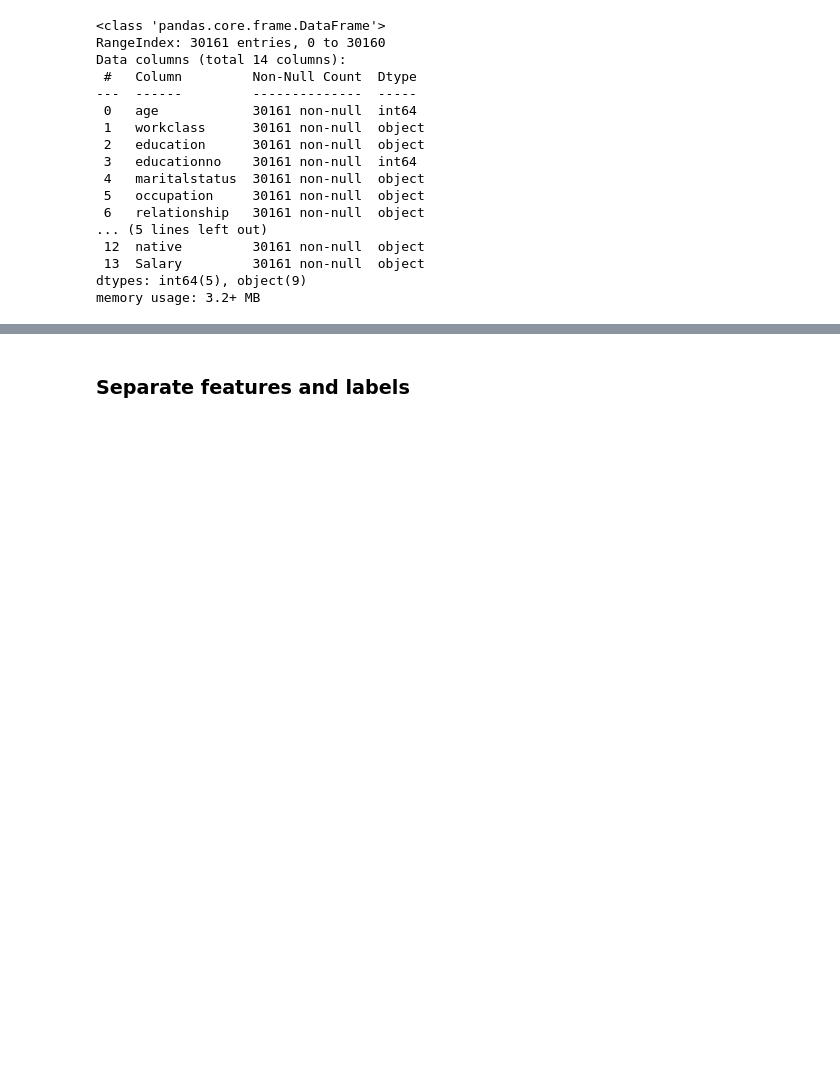
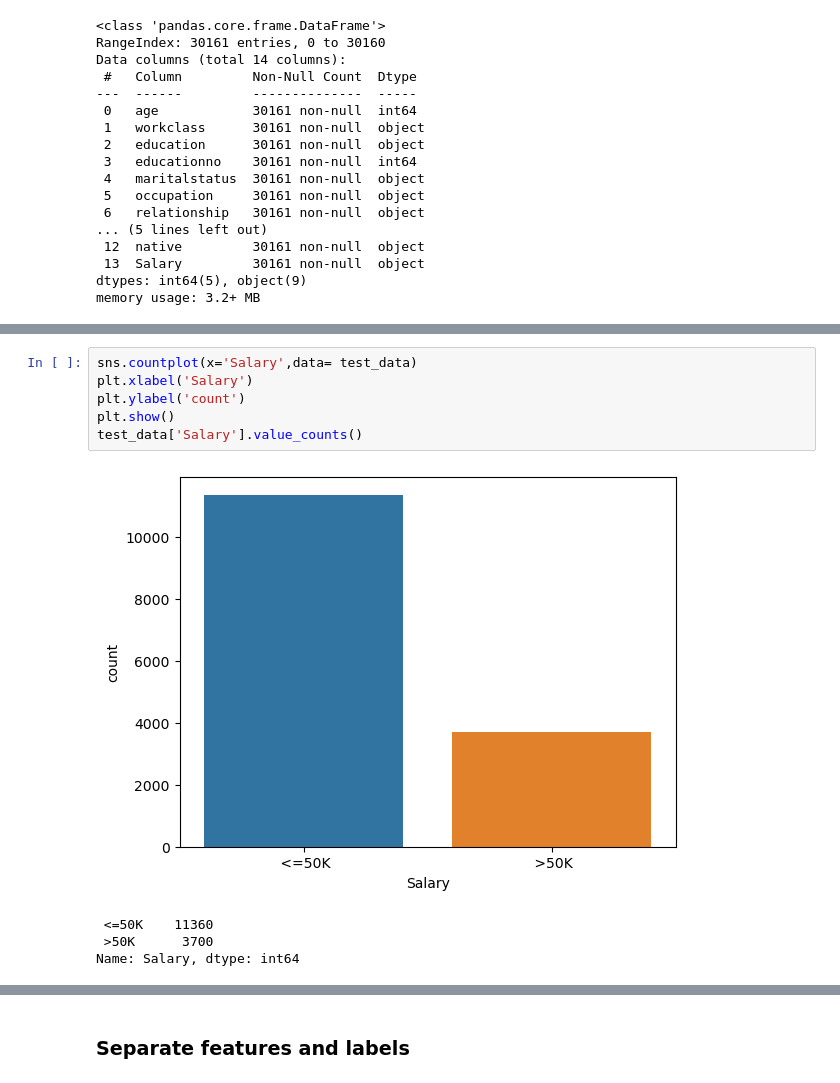
Before and after one commit to KunalDoshi-Code/Data_Science_Assignments, a Jupyter notebook: Assignments/12. Naive Bayes/naive-bayes.ipynb, the cells around one changed output, grey strips where cells are left out. Saved outputs shown, nothing was run; the diff lists cells and outputs as text; blank space fills up the shorter version.

```diff
--- a/Assignments/12. Naive Bayes/naive-bayes.ipynb
+++ b/Assignments/12. Naive Bayes/naive-bayes.ipynb
@@ -55,0 +236,11 @@ train_data.describe()
+# %%
+sns.countplot(x='Salary',data= test_data)
+plt.xlabel('Salary')
+plt.ylabel('count')
+plt.show()
+test_data['Salary'].value_counts()
+# %% [output]
+[figure, added]
+ <=50K    11360
+ >50K      3700
+Name: Salary, dtype: int64
```
Also changed, not shown: parts of 28 cells of this notebook.
